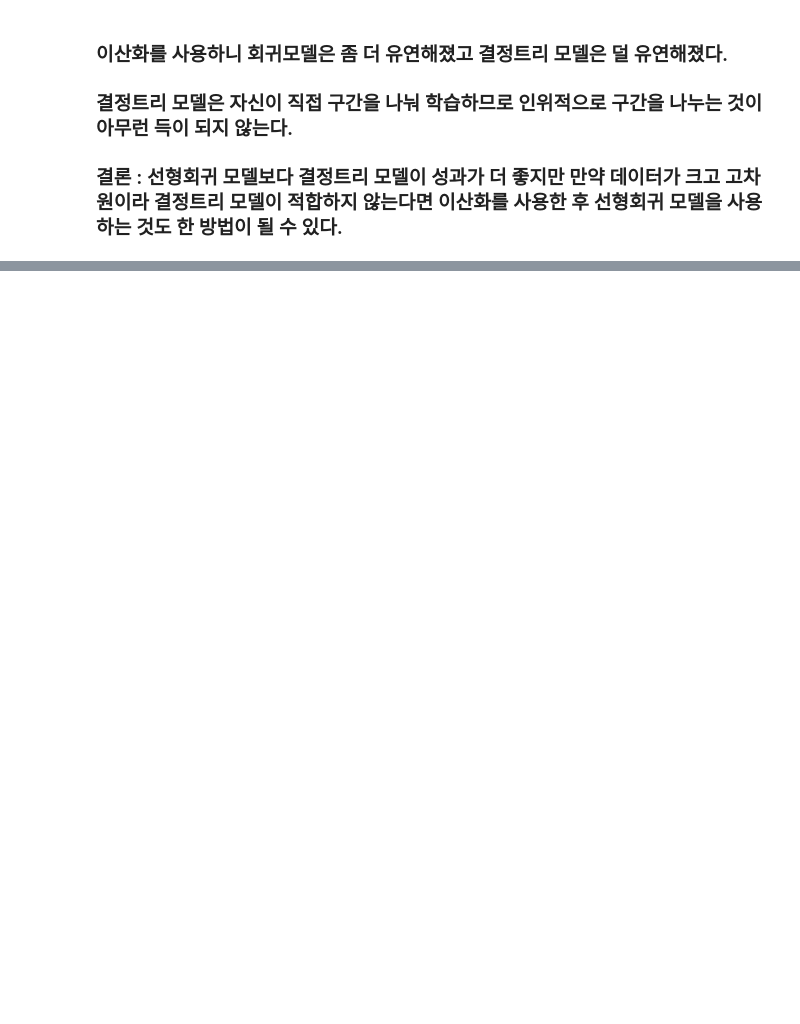
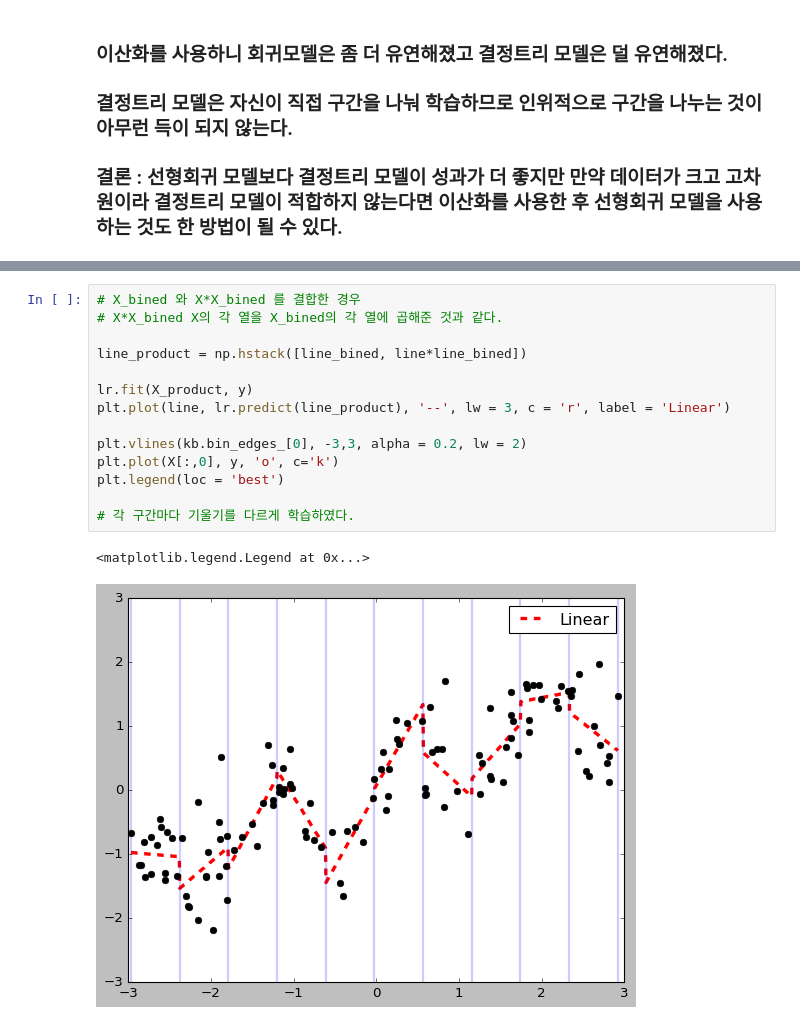
Before and after one commit to Hosung-Ahn/IntroducingML, a Jupyter notebook: Chapter4-feature engineering/범주형 변수.ipynb, the cells around one changed output, grey strips where cells are left out. Saved outputs shown, nothing was run; the diff lists cells and outputs as text; blank space fills up the shorter version.

```diff
--- a/Chapter4-feature engineering/범주형 변수.ipynb
+++ b/Chapter4-feature engineering/범주형 변수.ipynb
@@ -183,0 +210,17 @@ plt.legend(loc = 'best')
+# %%
+# X_bined 와 X*X_bined 를 결합한 경우
+# X*X_bined X의 각 열을 X_bined의 각 열에 곱해준 것과 같다.
+
+line_product = np.hstack([line_bined, line*line_bined])
+
+lr.fit(X_product, y)
+plt.plot(line, lr.predict(line_product), '--', lw = 3, c = 'r', label = 'Linear')
+
+plt.vlines(kb.bin_edges_[0], -3,3, alpha = 0.2, lw = 2)
+plt.plot(X[:,0], y, 'o', c='k')
+plt.legend(loc = 'best')
+
+# 각 구간마다 기울기를 다르게 학습하였다.
+# %% [output]
+<matplotlib.legend.Legend at 0x...>
+[figure, added]
```
Also changed, not shown: parts of 5 cells of this notebook.
